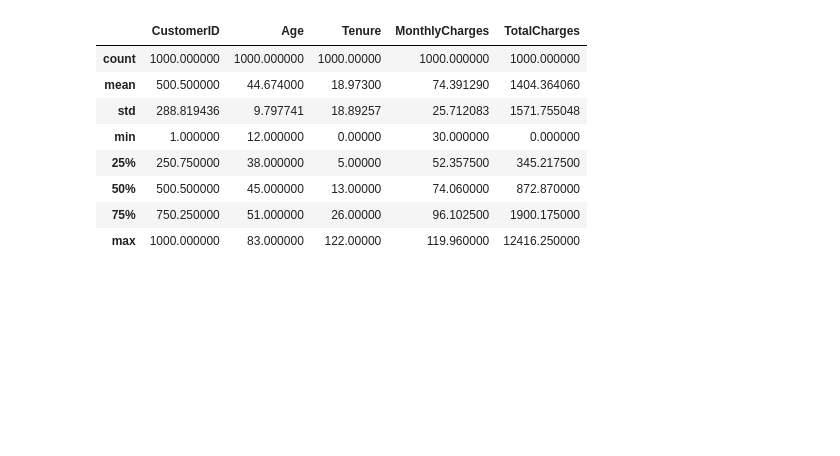
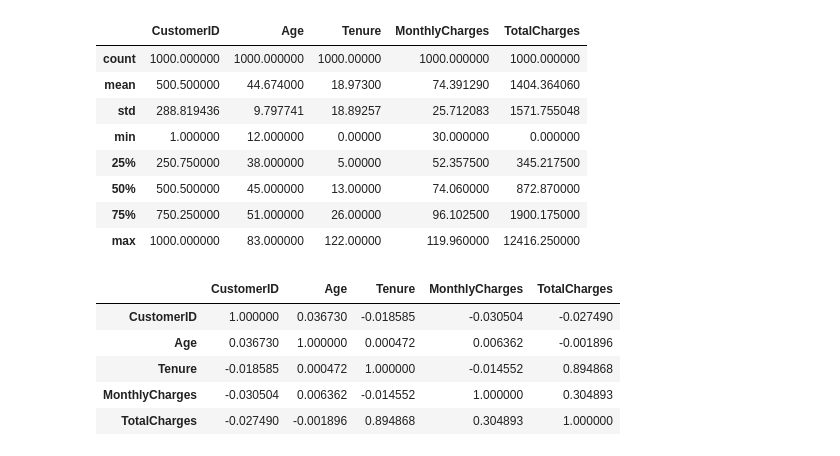
Before and after one commit to KeneanDita/Churnomally, a Jupyter notebook: Churnomally.ipynb, the cells around one changed output. Saved outputs shown, nothing was run; the diff lists cells and outputs as text; code cells hidden in the pictures; blank space fills up the shorter version.

```diff
--- a/Churnomally.ipynb
+++ b/Churnomally.ipynb
@@ -52,3 +52,14 @@ df.describe()
 | 50% | 500.500000 | 45.000000 | 13.00000 | 74.060000 | 872.870000 |
 | 75% | 750.250000 | 51.000000 | 26.00000 | 96.102500 | 1900.175000 |
 | max | 1000.000000 | 83.000000 | 122.00000 | 119.960000 | 12416.250000 |
+# %%
+numeric_columns = df.select_dtypes(include=["number"])
+# %%
+numeric_columns.corr()
+# %% [output]
+|  | CustomerID | Age | Tenure | MonthlyCharges | TotalCharges |
+| CustomerID | 1.000000 | 0.036730 | -0.018585 | -0.030504 | -0.027490 |
+| Age | 0.036730 | 1.000000 | 0.000472 | 0.006362 | -0.001896 |
+| Tenure | -0.018585 | 0.000472 | 1.000000 | -0.014552 | 0.894868 |
+| MonthlyCharges | -0.030504 | 0.006362 | -0.014552 | 1.000000 | 0.304893 |
+| TotalCharges | -0.027490 | -0.001896 | 0.894868 | 0.304893 | 1.000000 |
```
Also changed, not shown: parts of 6 cells of this notebook.
